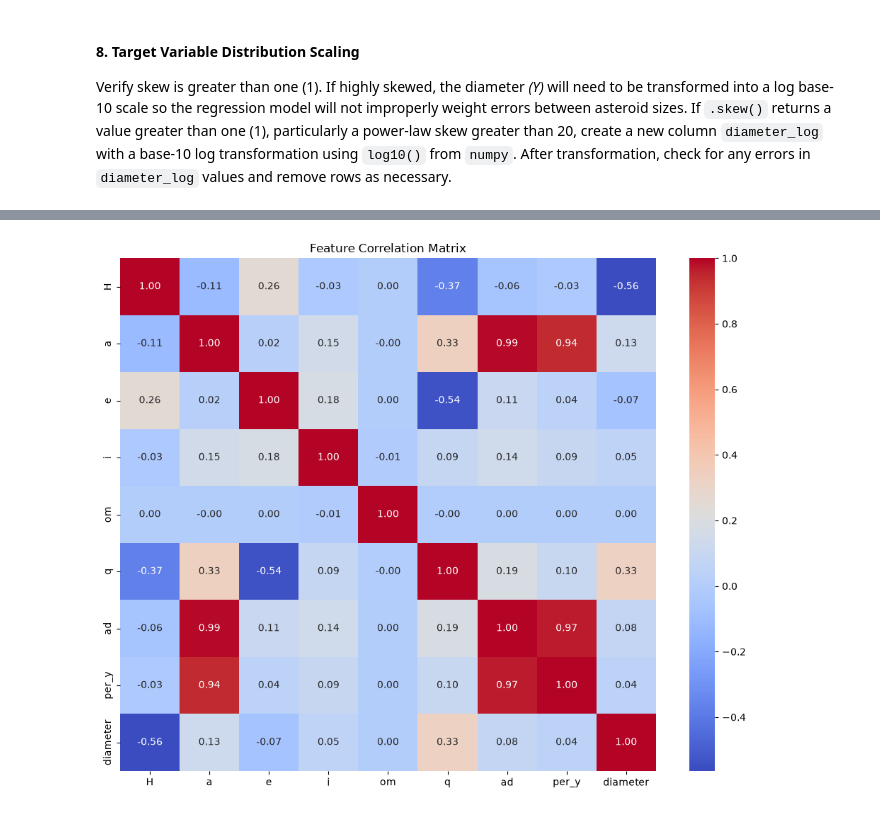
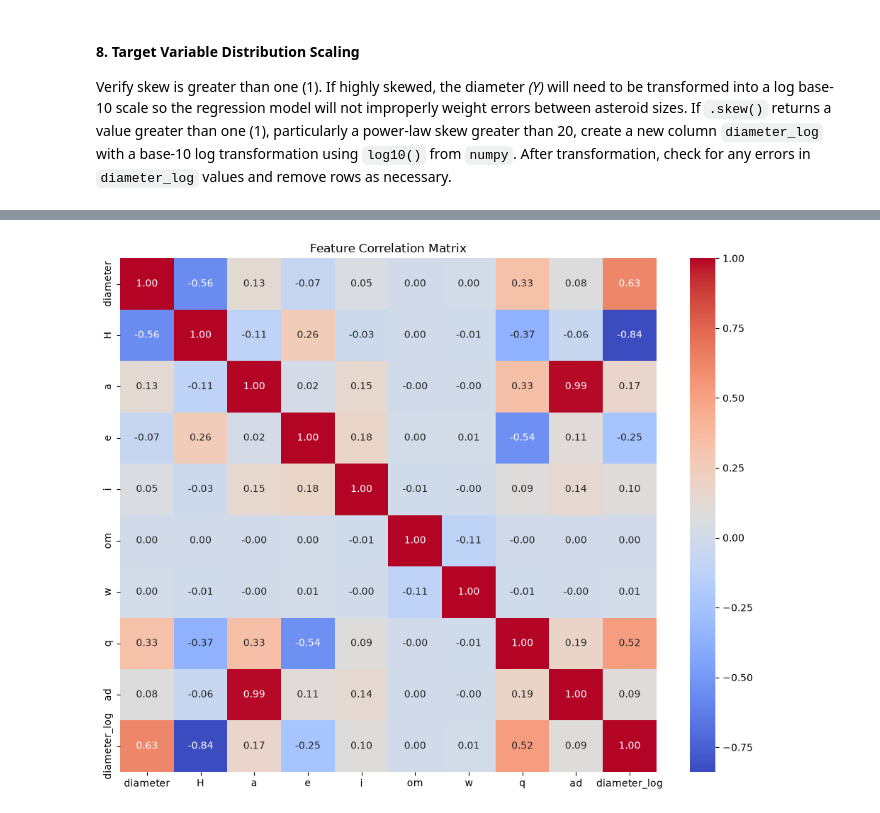
Before and after one commit to Ethereal-Mining-Company/736D616C6C2D626F64792D7633, a Jupyter notebook: main.ipynb, the cells around one changed output, grey strips where cells are left out. Cells and saved outputs as stored; diff of their text form; code cells hidden in the pictures.

```diff
--- a/main.ipynb
+++ b/main.ipynb
@@ -210,3 +210,6 @@ w             0
 q             0
 ad            0
 dtype: int64
+# %%
+df_clean.dropna(subset=['H'], inplace=True)
+df_clean.isna().sum()
@@ -237,9 +298,9 @@ Name: diameter_log, dtype: float64
 # %%
 # create correlation matrix to see if any variables inherently correlate to diameter
 plt.figure(figsize=(10,8))
-sns.heatmap(df_model.corr(numeric_only=True), annot=True, cmap='coolwarm', fmt=".2f")
+sns.heatmap(df_clean.corr(numeric_only=True), annot=True, cmap='coolwarm', fmt=".2f")
 plt.title("Feature Correlation Matrix")
 plt.tight_layout()
 plt.show()
 # %% [output]
-[figure, old version]
+[figure, new version]
```
Also changed, not shown: parts of 12 cells of this notebook, 2 other files.
